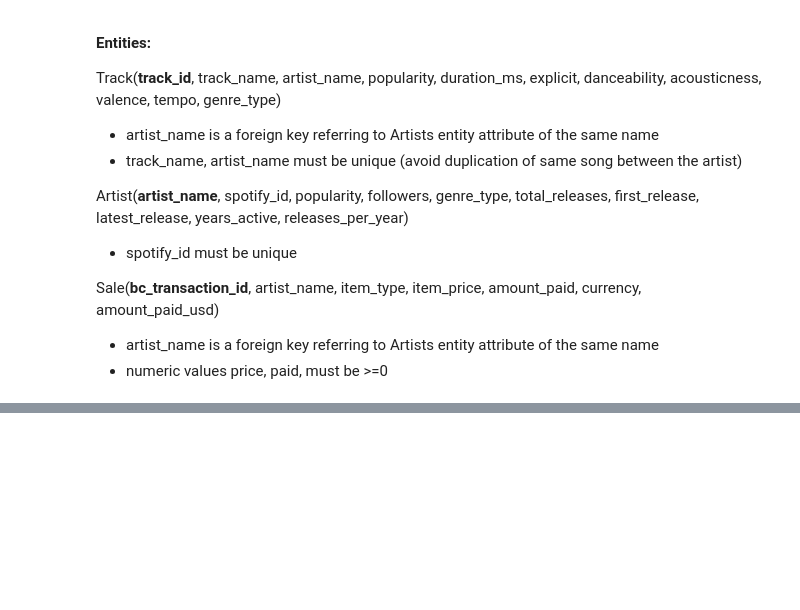
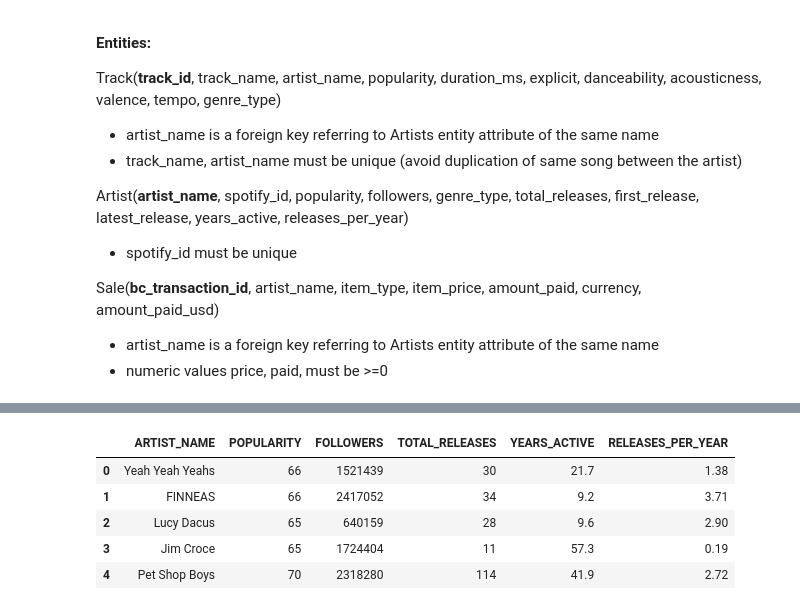
Before and after one commit to yukoyajima/Indie-Artist-Success, a Jupyter notebook: phase3-part1.ipynb, the cells around one changed output, grey strips where cells are left out. Saved outputs shown, nothing was run; the diff lists cells and outputs as text; code cells hidden in the pictures; blank space fills up the shorter version.

Commit message:
rq1 code and query drafted out

```diff
--- a/phase3-part1.ipynb
+++ b/phase3-part1.ipynb
@@ -222,0 +245,26 @@ Sale(**bc_transaction_id**, artist_name, item_type, item_price, amount_paid, cur
+# %%
+import oracledb
+
+dsn = oracledb.makedsn("localhost", 1522, service_name="stu")
+connection = oracledb.connect(user="ora_isaac184", password="a97241418", dsn=dsn)
+
+query = """
+SELECT
+    artist_name,
+    popularity,
+    followers,
+    total_releases,
+    years_active,
+    releases_per_year
+FROM Artists
+WHERE popularity IS NOT NULL
+  AND followers IS NOT NULL
+  AND total_releases IS NOT NULL
+  AND years_active IS NOT NULL
+  AND releases_per_year IS NOT NULL
+"""
+
+df = pd.read_sql(query, connection)
+
+print(df)
+connection.close()
@@ -222,0 +289,10 @@ Sale(**bc_transaction_id**, artist_name, item_type, item_price, amount_paid, cur
+# %%
+artists = df
+artists.head()
+# %% [output]
+|  | ARTIST_NAME | POPULARITY | FOLLOWERS | TOTAL_RELEASES | YEARS_ACTIVE | RELEASES_PER_YEAR |
+| 0 | Yeah Yeah Yeahs | 66 | 1521439 | 30 | 21.7 | 1.38 |
+| 1 | FINNEAS | 66 | 2417052 | 34 | 9.2 | 3.71 |
+| 2 | Lucy Dacus | 65 | 640159 | 28 | 9.6 | 2.90 |
+| 3 | Jim Croce | 65 | 1724404 | 11 | 57.3 | 0.19 |
+| 4 | Pet Shop Boys | 70 | 2318280 | 114 | 41.9 | 2.72 |
```
Also changed, not shown: parts of 16 cells of this notebook, 1 other file.
